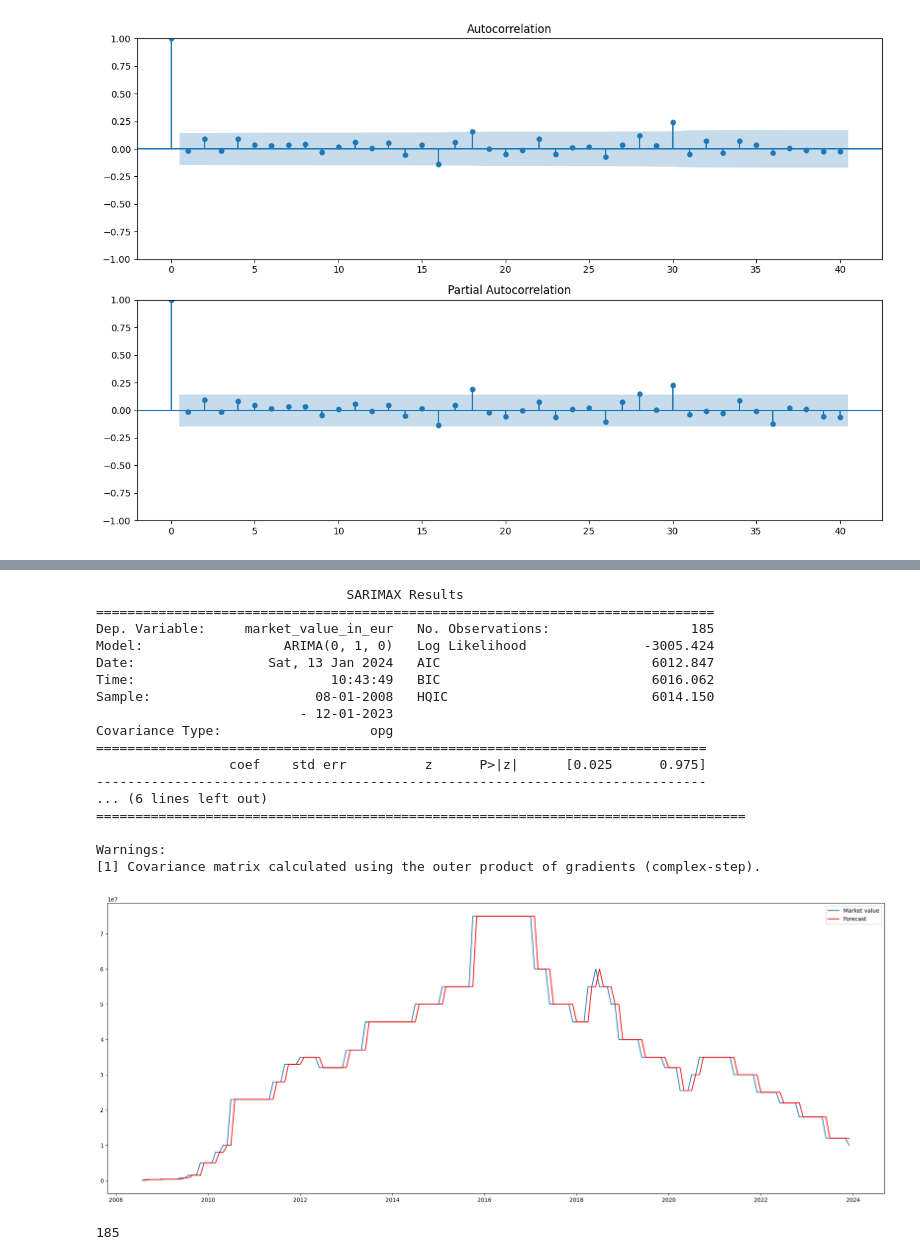
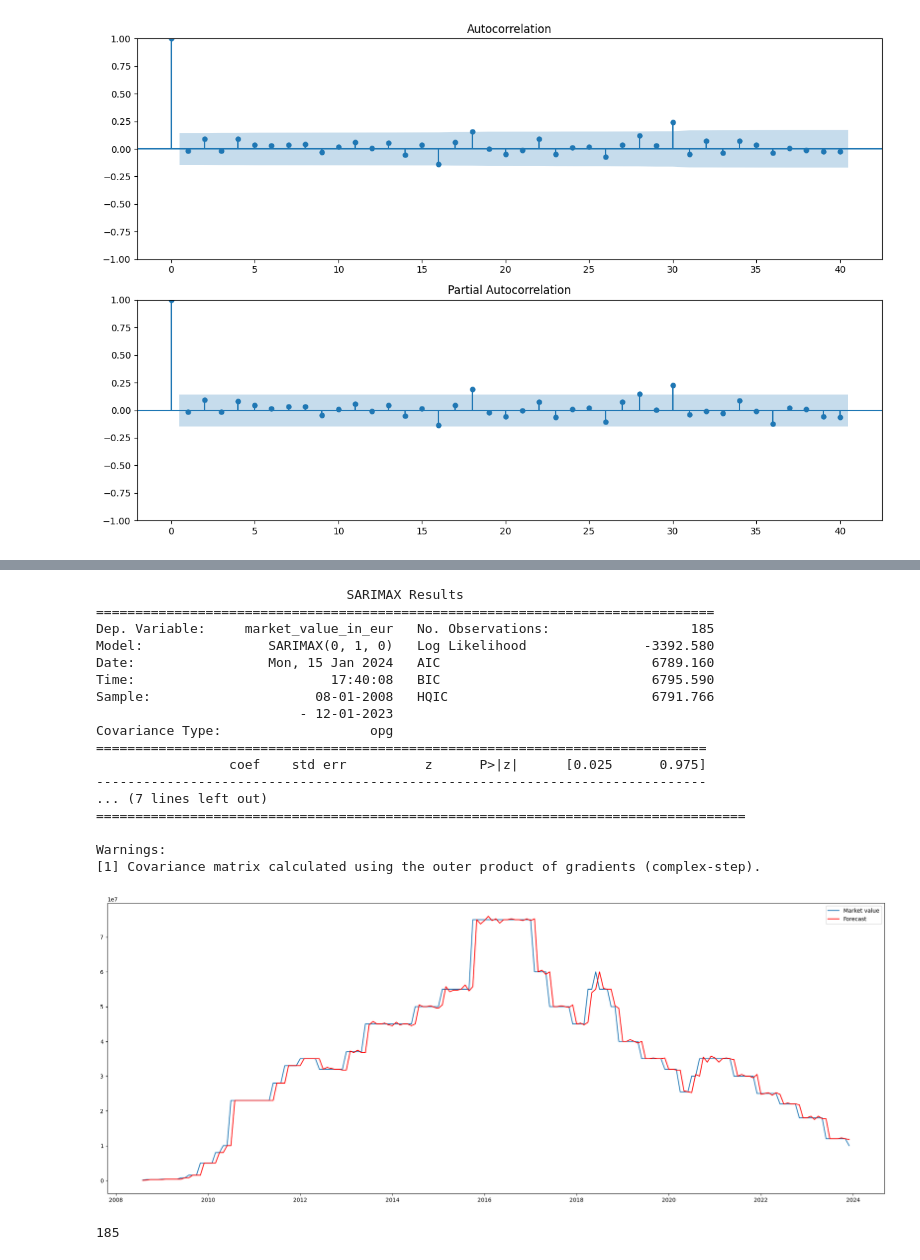
Before and after one commit to MikDR/DataScience-Python, a Jupyter notebook: codice/serie_temp/serie_per_giocatore.ipynb, the cells around one changed output, grey strips where cells are left out. Saved outputs shown, nothing was run; the diff lists cells and outputs as text; code cells hidden in the pictures.

```diff
--- a/codice/serie_temp/serie_per_giocatore.ipynb
+++ b/codice/serie_temp/serie_per_giocatore.ipynb
@@ -101,0 +165,3 @@ df_previsione_post_etl = pd.read_csv(percorso_csv + "/serie_temp_post.csv")
+# %%
+df_previsione_post_etl["player_id"] = df_previsione_post_etl["player_id"].astype(int)
+df_previsione_post_etl = df_previsione_post_etl.set_index('date')
@@ -104,8 +188,8 @@ df_previsione_post_etl = pd.read_csv(percorso_csv + "/serie_temp_post.csv")
 player_id_to_plot = 58358  # Cambia questo valore con l'id del giocatore desiderato
 
 # Filtra il DataFrame per il giocatore specifico
-player_data_to_plot = df_expanded[df_expanded["player_id"] == player_id_to_plot]
-#print(player_data_to_plot)
+player_data_to_plot = df_previsione_post_etl[df_previsione_post_etl["player_id"] == player_id_to_plot]
+print(player_data_to_plot)
 
 # Crea il plot mondiale supremo
 plt.plot(player_data_to_plot.index, player_data_to_plot["market_value_in_eur"], linestyle='-', color='b')
@@ -235,3 +364,11 @@ date
 2023-12-01   -2000000.0
 Name: diff, Length: 185, dtype: float64
 [figure]
+# %%
+differenced_series["goals"] = differenced_series["goals"].fillna(0.0)
+differenced_series["assists"] = differenced_series["assists"].fillna(0.0)
+differenced_series["red_cards"] = differenced_series["red_cards"].fillna(0.0)
+
+test_stationarity(differenced_series["goals"]) #questo differenzio
+test_stationarity(differenced_series["assists"]) #questo ok
+test_stationarity(differenced_series["red_cards"]) #questo ok
@@ -237,0 +408,6 @@ Name: diff, Length: 185, dtype: float64
+# %%
+differenced_series["diff_goal"] = differenced_series['goals'].diff()
+print(differenced_series["diff_goal"])
+
+# Esegui nuovamente il test di stazionarietà sulla serie differenziata
+test_stationarity(differenced_series["diff_goal"].dropna())
@@ -238,35 +491,37 @@ Name: diff, Length: 185, dtype: float64
 # %%
 # fit ARIMA model
 fig = plt.figure(figsize=(20,8))
-model = ARIMA(differenced_series["market_value_in_eur"], order=(0,1,0))
+model = SARIMAX(differenced_series["market_value_in_eur"], order=(0,1,0), exog=differenced_series["goals"],
+                exog_order = (5,1,1,0))
 ax = plt.gca()
 results = model.fit()
 plt.plot(differenced_series["market_value_in_eur"])
+#plt.plot(differenced_series["goals"])
 plt.plot(results.fittedvalues, color='red')
 ax.legend(['Market value', 'Forecast'])
 plt.tight_layout()
 plt.savefig(f"../../images/model_ARIMA_player_{player_id_to_plot}.png")
 
 print(results.summary())
 # %% [output]
                                 SARIMAX Results
 ===============================================================================
 Dep. Variable:     market_value_in_eur   No. Observations:                  185
-Model:                  ARIMA(0, 1, 0)   Log Likelihood               -3005.424
-Date:                 Sat, 13 Jan 2024   AIC                           6012.847
-Time:                         10:43:49   BIC                           6016.062
-Sample:                     08-01-2008   HQIC                          6014.150
+Model:                SARIMAX(0, 1, 0)   Log Likelihood               -3392.580
+Date:                 Mon, 15 Jan 2024   AIC                           6789.160
+Time:                         17:40:08   BIC                           6795.590
+Sample:                     08-01-2008   HQIC                          6791.766
                           - 12-01-2023
 Covariance Type:                   opg
 ==============================================================================
                  coef    std err          z      P>|z|      [0.025      0.975]
 ------------------------------------------------------------------------------
-... (6 lines left out)
+... (7 lines left out)
 ===================================================================================
 
 Warnings:
 [1] Covariance matrix calculated using the outer product of gradients (complex-step).
-[figure, old version]
+[figure, new version]
 # %%
 numero_righe = len(differenced_series)
 print(numero_righe)
```
Also changed, not shown: parts of 17 cells of this notebook.
